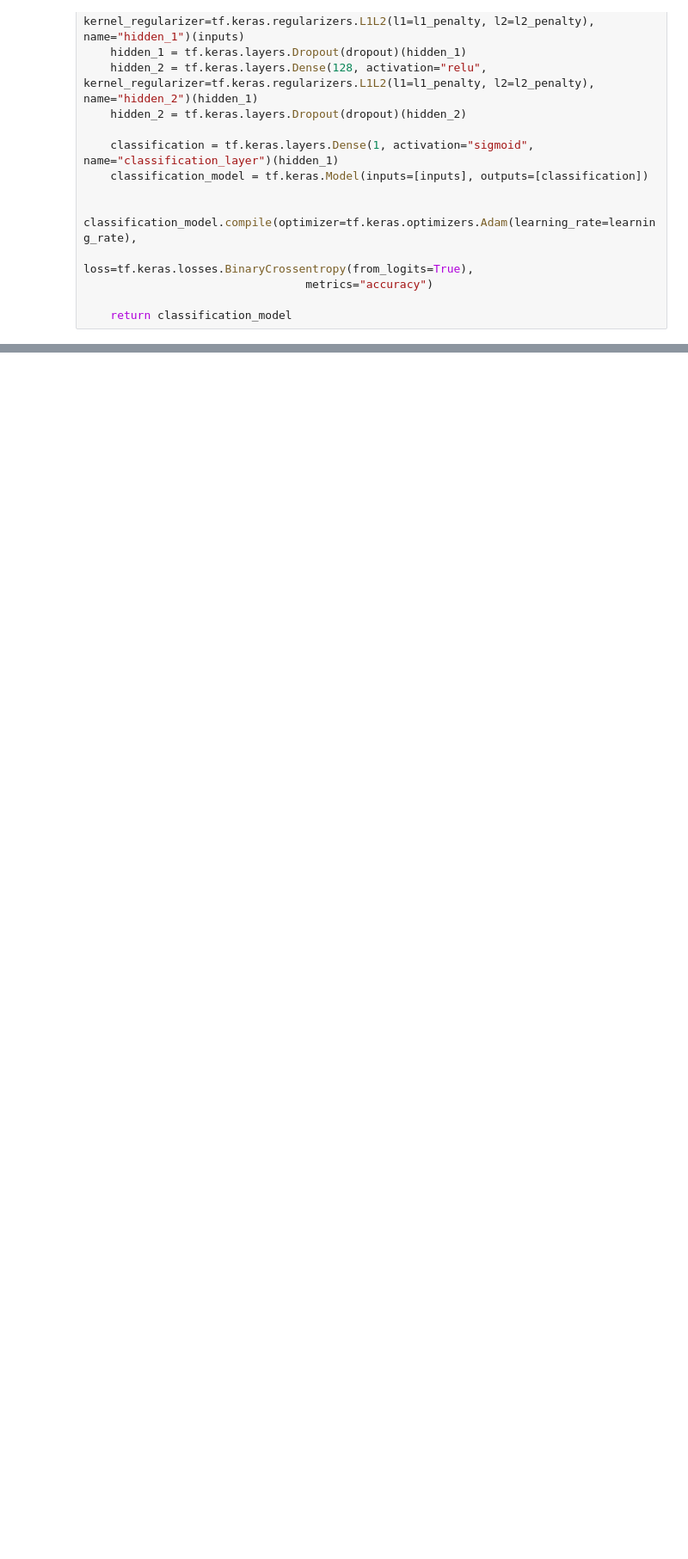
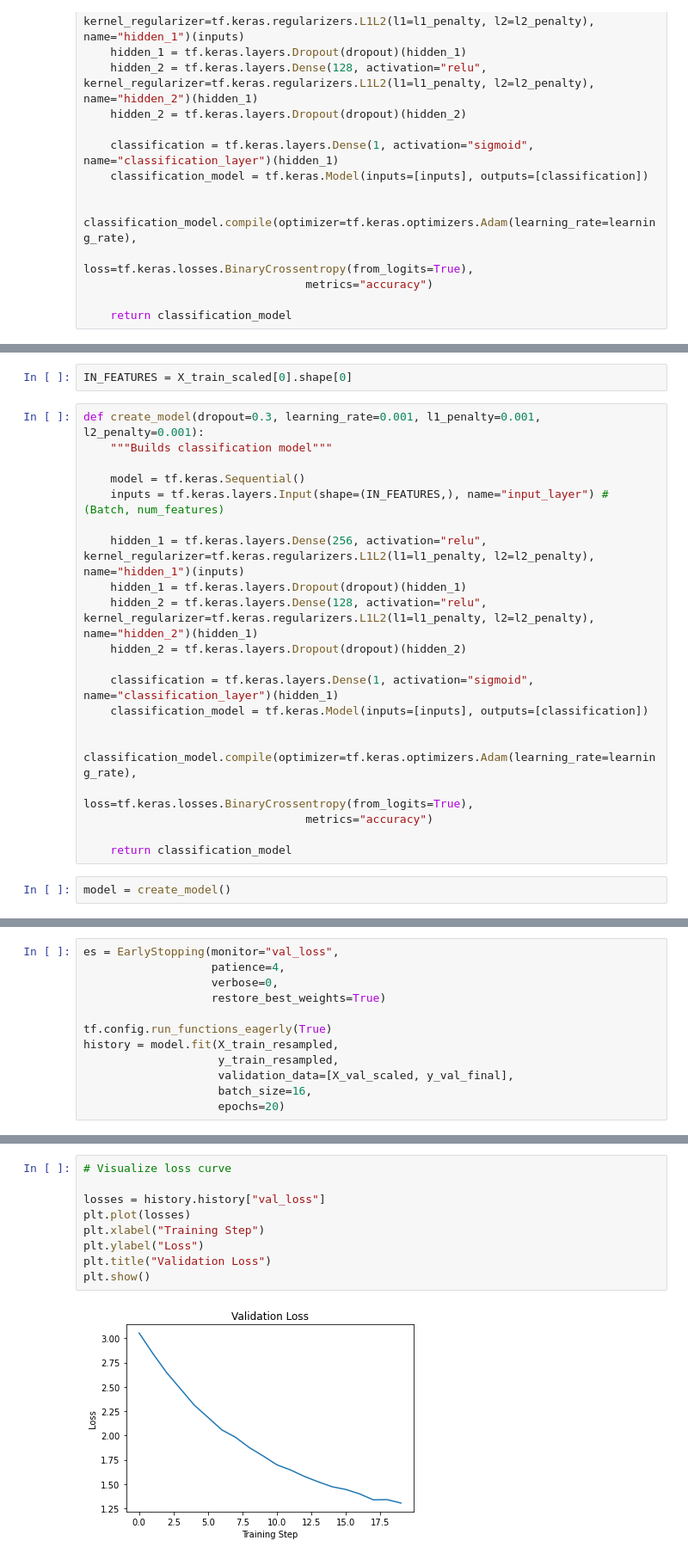
Before and after one commit to jvgalvin/capstone, a Jupyter notebook: notebooks/multimodal_revised_approach.ipynb, the cells around one changed output, grey strips where cells are left out. Shown at 86% size. Cells and saved outputs as stored; diff of their text form; blank space fills up the shorter version.

```diff
--- a/notebooks/multimodal_revised_approach.ipynb
+++ b/notebooks/multimodal_revised_approach.ipynb
@@ -269,0 +379,24 @@ Average scores for all folds:
+# %%
+IN_FEATURES = X_train_scaled[0].shape[0]
+# %%
+def create_model(dropout=0.3, learning_rate=0.001, l1_penalty=0.001, l2_penalty=0.001):
+    """Builds classification model"""
+
+    model = tf.keras.Sequential()
+    inputs = tf.keras.layers.Input(shape=(IN_FEATURES,), name="input_layer") # (Batch, num_features)
+
+    hidden_1 = tf.keras.layers.Dense(256, activation="relu", kernel_regularizer=tf.keras.regularizers.L1L2(l1=l1_penalty, l2=l2_penalty), name="hidden_1")(inputs)
+    hidden_1 = tf.keras.layers.Dropout(dropout)(hidden_1)
+    hidden_2 = tf.keras.layers.Dense(128, activation="relu", kernel_regularizer=tf.keras.regularizers.L1L2(l1=l1_penalty, l2=l2_penalty), name="hidden_2")(hidden_1)
+    hidden_2 = tf.keras.layers.Dropout(dropout)(hidden_2)
+
+    classification = tf.keras.layers.Dense(1, activation="sigmoid", name="classification_layer")(hidden_1)
+    classification_model = tf.keras.Model(inputs=[inputs], outputs=[classification])
+
+    classification_model.compile(optimizer=tf.keras.optimizers.Adam(learning_rate=learning_rate),
+                                 loss=tf.keras.losses.BinaryCrossentropy(from_logits=True),
+                                 metrics="accuracy")
+
+    return classification_model
+# %%
+model = create_model()
@@ -269,0 +407,12 @@ Average scores for all folds:
+# %%
+es = EarlyStopping(monitor="val_loss",
+                   patience=4,
+                   verbose=0,
+                   restore_best_weights=True)
+
+tf.config.run_functions_eagerly(True)
+history = model.fit(X_train_resampled,
+                    y_train_resampled,
+                    validation_data=[X_val_scaled, y_val_final],
+                    batch_size=16,
+                    epochs=20)
@@ -269,0 +447,11 @@ Average scores for all folds:
+# %%
+# Visualize loss curve
+
+losses = history.history["val_loss"]
+plt.plot(losses)
+plt.xlabel("Training Step")
+plt.ylabel("Loss")
+plt.title("Validation Loss")
+plt.show()
+# %% [output]
+[figure, added]
```
Also changed, not shown: parts of 48 cells of this notebook.
